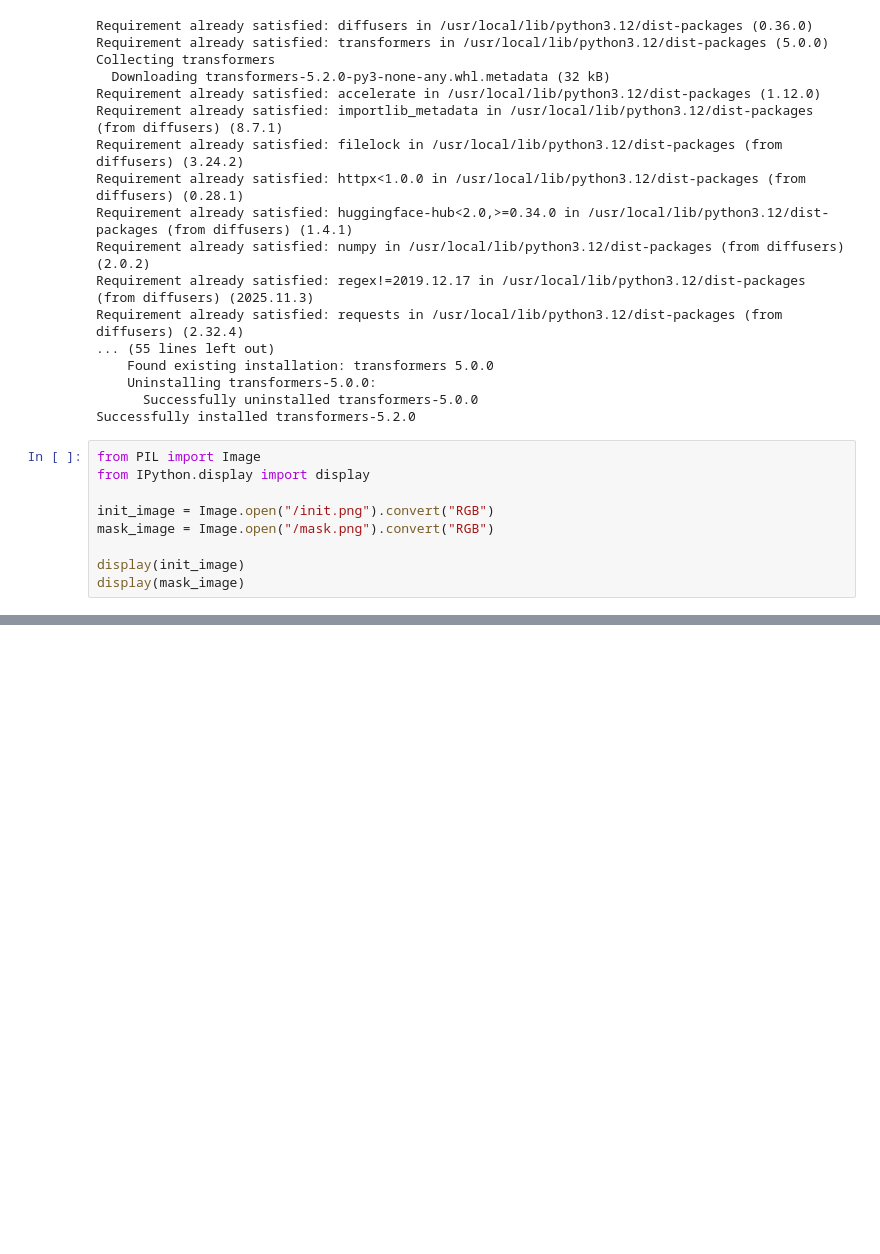
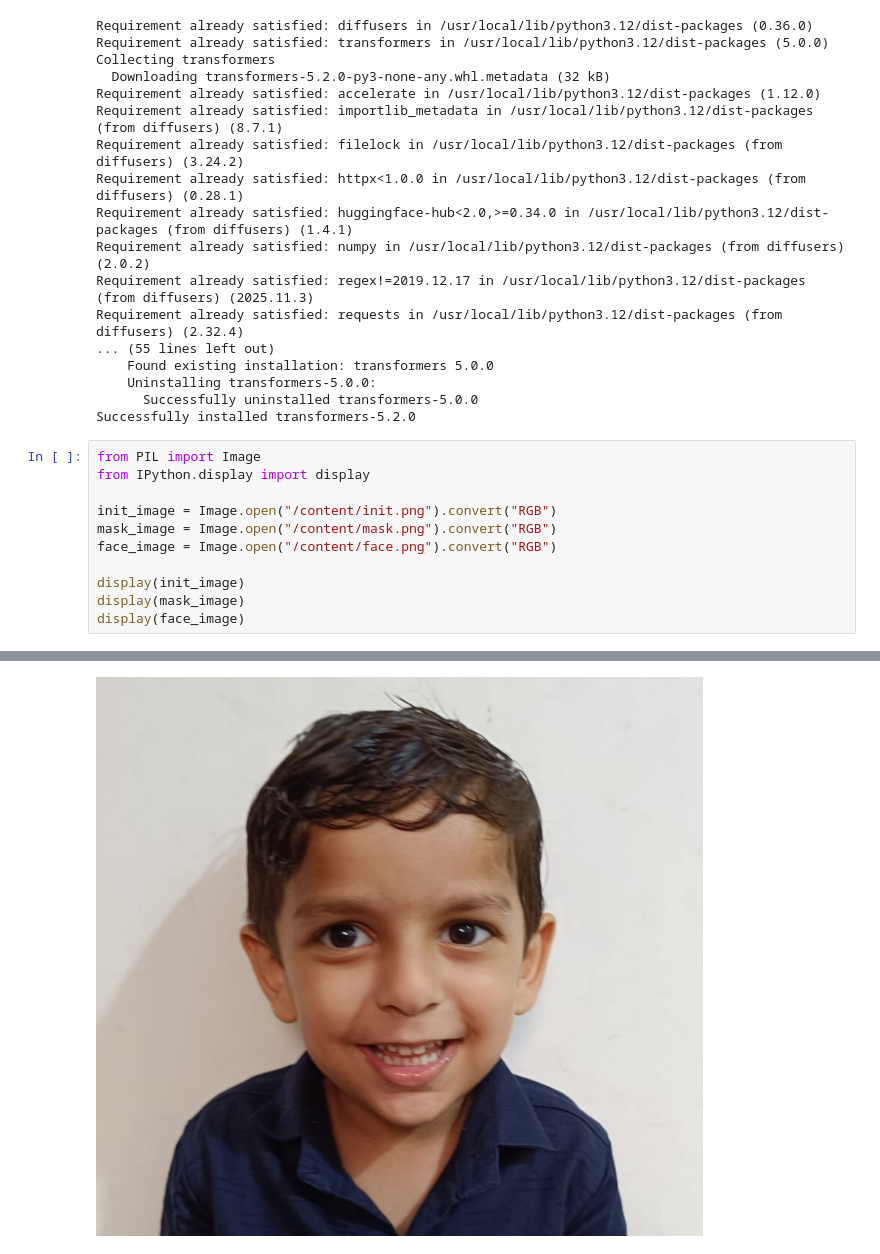
Before and after one commit to dhruv369/ComputerVision, a Jupyter notebook: stable_diffusion_xl_1_0_inpainting_0_1.ipynb, the cells around one changed output, grey strips where cells are left out. Cells and saved outputs as stored; diff of their text form; blank space fills up the shorter version.

```diff
--- a/stable_diffusion_xl_1_0_inpainting_0_1.ipynb
+++ b/stable_diffusion_xl_1_0_inpainting_0_1.ipynb
@@ -49,12 +45,15 @@ Successfully installed transformers-5.2.0
 # %%
 from PIL import Image
 from IPython.display import display
 
-init_image = Image.open("/init.png").convert("RGB")
-mask_image = Image.open("/mask.png").convert("RGB")
+init_image = Image.open("/content/init.png").convert("RGB")
+mask_image = Image.open("/content/mask.png").convert("RGB")
+face_image = Image.open("/content/face.png").convert("RGB")
 
 display(init_image)
 display(mask_image)
+display(face_image)
 # %% [output]
 [figure]
 [figure]
+[figure, added]
```
Also changed, not shown: parts of 8 cells of this notebook.
